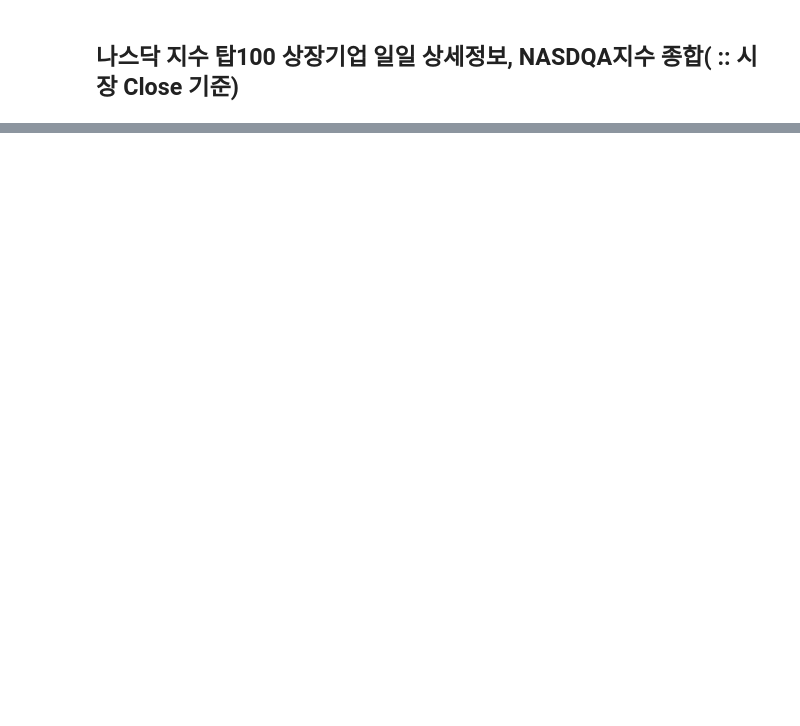
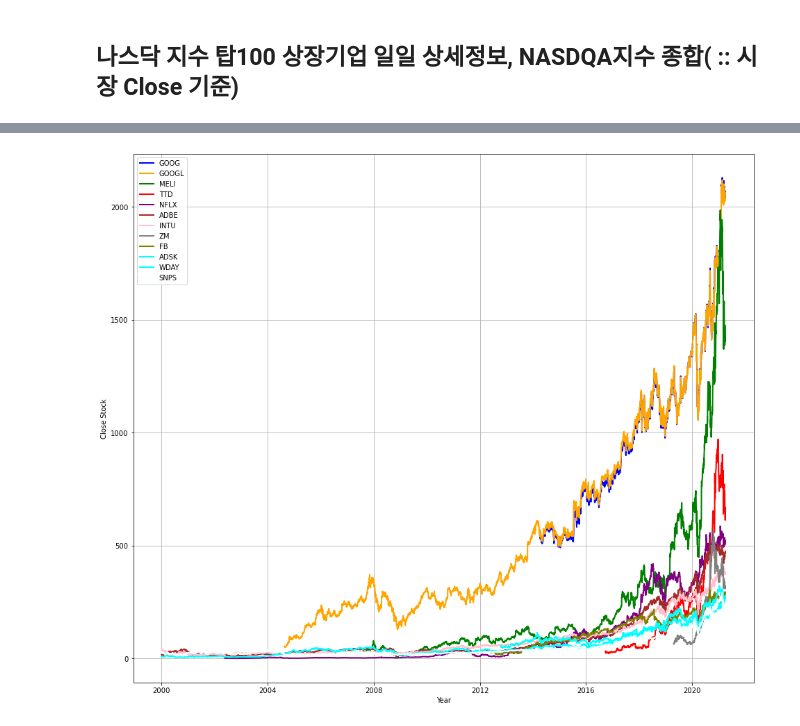
Before and after one commit to lee-edgar/EdaProject, a Jupyter notebook: 11_project/FinanceDataReader_v2.ipynb, the cells around one changed output, grey strips where cells are left out. Cells and saved outputs as stored; diff of their text form; code cells hidden in the pictures; blank space fills up the shorter version.

```diff
--- a/11_project/FinanceDataReader_v2.ipynb
+++ b/11_project/FinanceDataReader_v2.ipynb
@@ -105,0 +196,27 @@ pd.merge(result, nas, left_on="ticker", right_on="Symbol").sort_values(["Close"]
+# %%
+plt.figure(figsize=(16,14))
+plt.plot(GOOG, color='blue', label='GOOG')
+plt.plot(GOOGL, color='orange', label='GOOGL')
+plt.plot(MELI, color='green', label='MELI')
+plt.plot(TTD, color='red', label='TTD')
+plt.plot(NFLX, color='purple', label='NFLX')
+plt.plot(ADBE, color='broWn', label='ADBE')
+plt.plot(INTU, color='pink', label='INTU')
+plt.plot(ZM, color='gray', label='ZM')
+plt.plot(FB, color='olive', label='FB')
+plt.plot(ADSK, color='cyan', label='ADSK')
+plt.plot(WDAY, color='aqua', label='WDAY')
+plt.plot(SNPS, color='azure', label='SNPS')
+#plt.plot(PYPL, color='beige', label='PYPL')
+#plt.plot(MSFT, color='chartreuse', label='MSFT')
+#plt.plot(BIDU, color='coral', label='BIDU')
+#plt.plot(TEAM, color='crimson', label='TEAM')
+#plt.plot(DOCU, color='fuchsia', label='DOCU')
+#plt.plot(ADP, color='gold', label='ADP')
+#plt.plot(ABNB, color='indigo', label='ABNB')
+plt.xlabel('Year')
+plt.ylabel('Close Stock')
+plt.legend(loc=2)
+plt.show()
+# %% [output]
+[figure, added]
```
Also changed, not shown: parts of 19 cells of this notebook, 1 other file.
